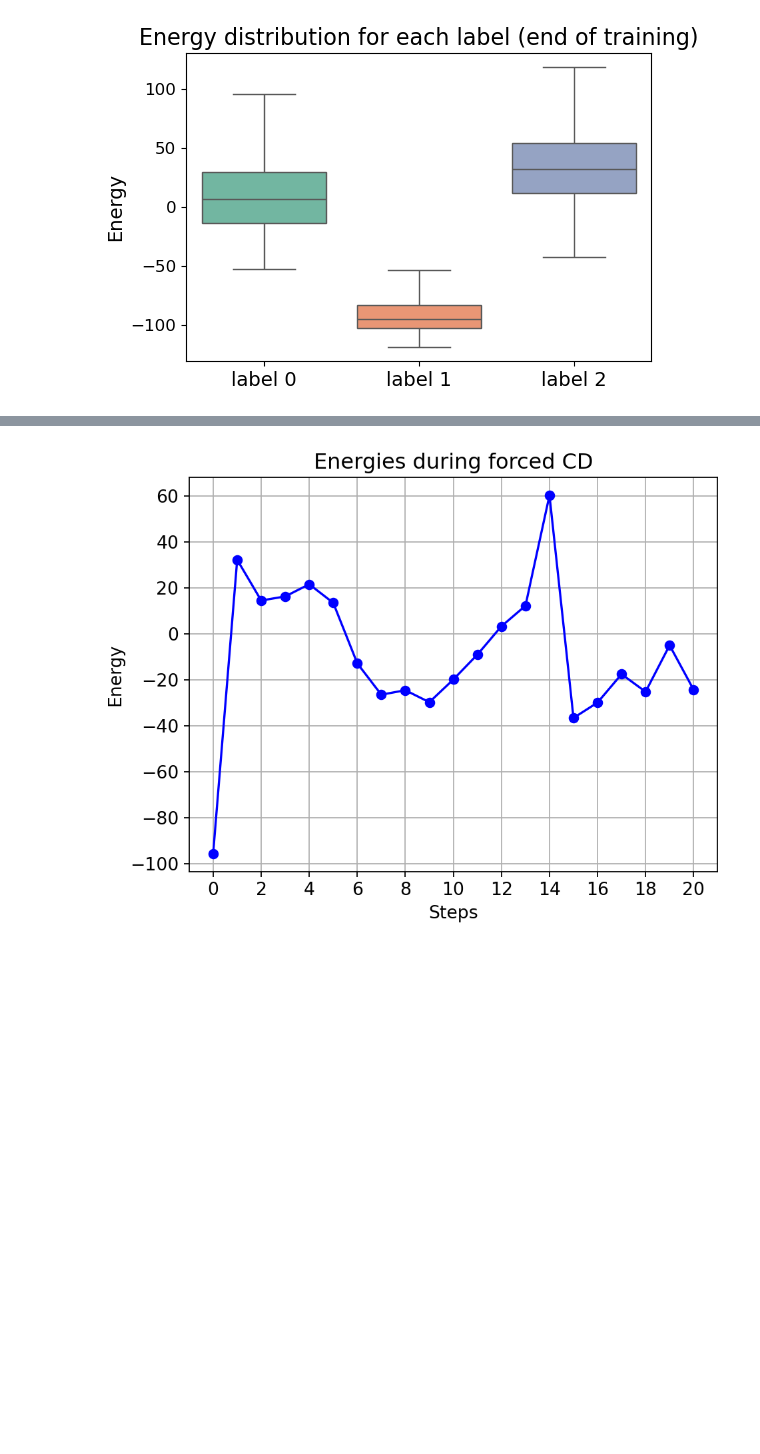
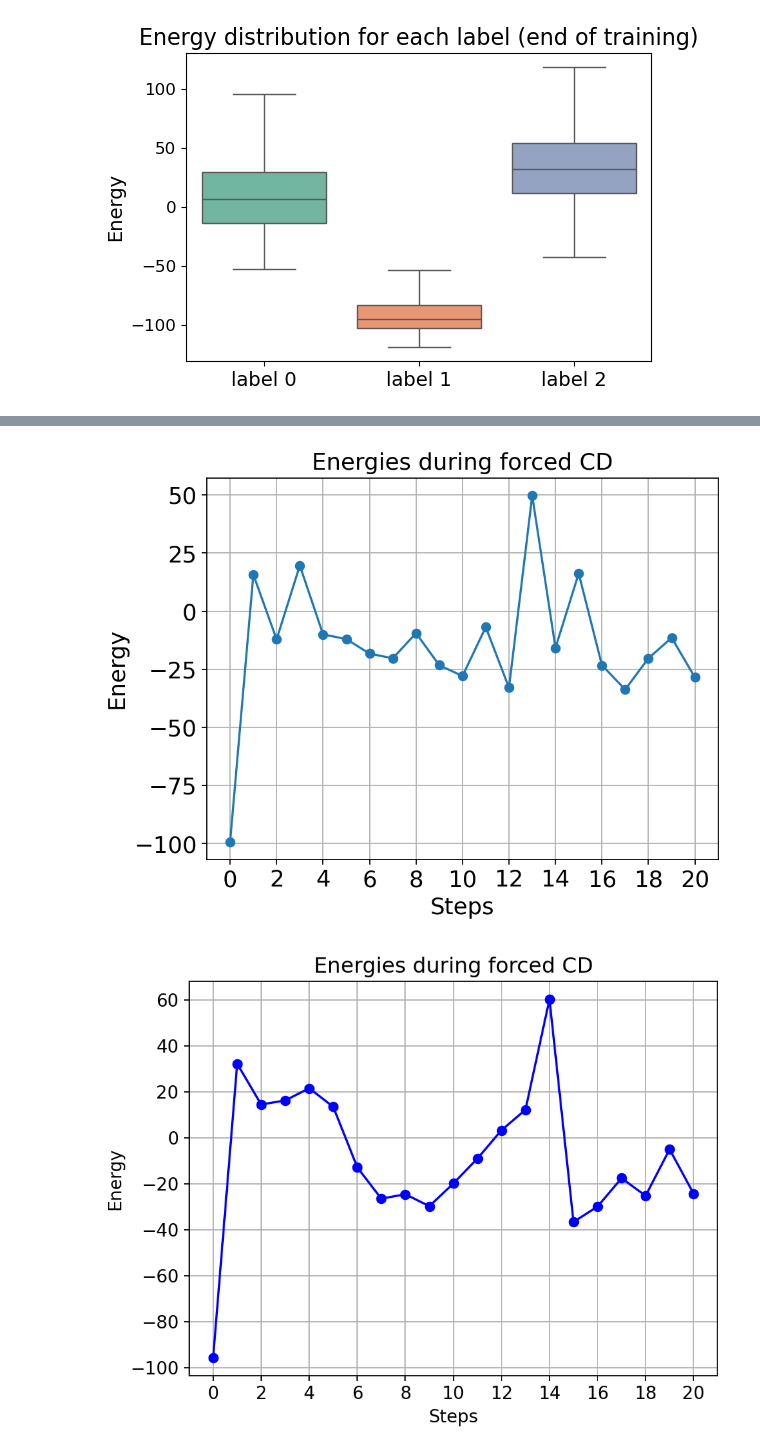
Before and after one commit to FrancescoLR02/LCP-Mod-B-Exercises, a Jupyter notebook: ex2_RBM/PerPunto5.ipynb, the cells around one changed output, grey strips where cells are left out. Drawn from its saved outputs; the diff is of its cells as text; code cells hidden in the pictures; blank space fills up the shorter version.

```diff
--- a/ex2_RBM/PerPunto5.ipynb
+++ b/ex2_RBM/PerPunto5.ipynb
@@ -1766,3 +1863,18 @@ L: 5     amplification of weights: 10.0
+# %%
+plt.figure(dpi=160)
+
+steps = range(len(Energies))
+
+plt.plot(steps, Energies, marker='o', linestyle='-', label="Energy")
+plt.title("Energies during forced CD",fontsize=16)
+plt.xlabel("Steps",fontsize=16)
+plt.ylabel("Energy",fontsize=16)
+plt.xticks(np.arange(0, len(Energies), 2))
+plt.grid(True)
+plt.tick_params(axis='both', labelsize=16)
+plt.show()
+# %% [output]
+[figure, added]
 # %%
 plt.figure(dpi=160)
 
```
Also changed, not shown: parts of 21 cells of this notebook.
